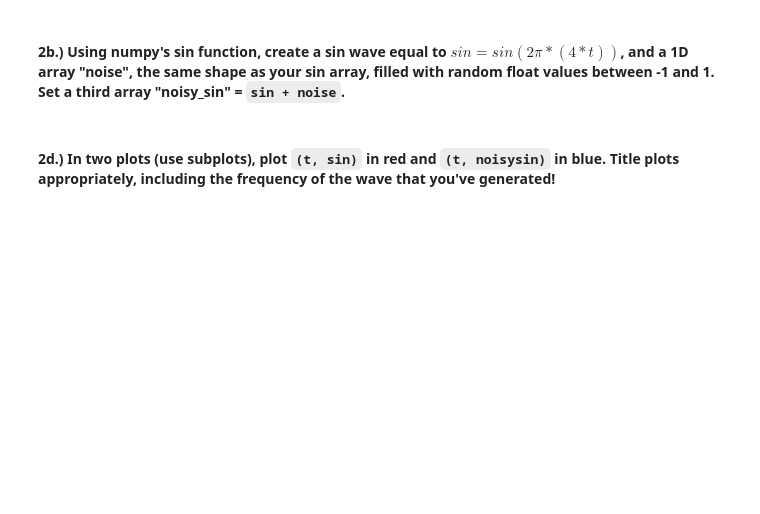
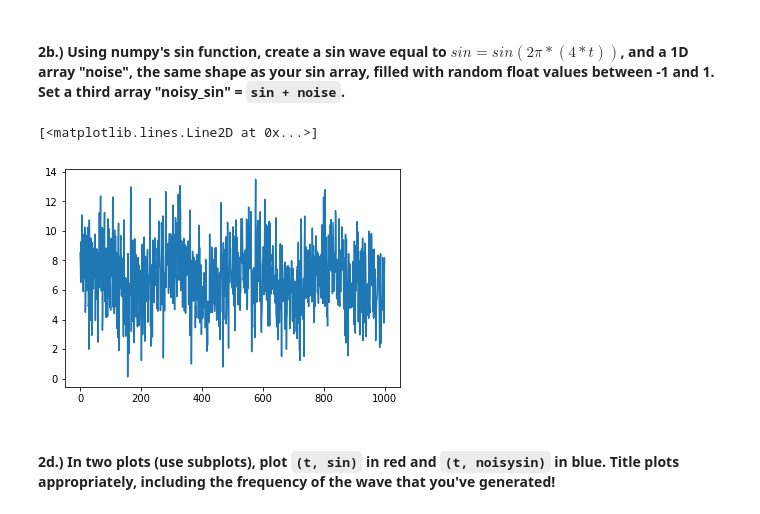
Before and after one commit to alvaritosd/PythonDataCourse, a Jupyter notebook: Homeworks/HW3/HW3_Part_1alvaroanswers.ipynb, the cells around one changed output. Cells and saved outputs as stored; diff of their text form; code cells hidden in the pictures; blank space fills up the shorter version.

```diff
--- a/Homeworks/HW3/HW3_Part_1alvaroanswers.ipynb
+++ b/Homeworks/HW3/HW3_Part_1alvaroanswers.ipynb
@@ -20,3 +61,6 @@ x =
 # %% [markdown]
 ## <font color = blue> Problem 2: using numpy and matplotlib to create and view some fake data: a noisy sin wave </font>
 #### 2a.) Using np.linspace, create a 1D array "t" containing 1000 evenly spaced elements between 0 and 1, exclusive. Print the first 50 elements to check that your 1D array has values incrementing by 0.001.
+# %%
+t=np.linspace(0, 1, 1000, endpoint=False)
+t
@@ -25,6 +87,19 @@ x =
 # %%
 #hint: use np.pi for your sin wave
 #hint: randint, which lets you input a range, will only output integers
 #you can normalize to [-1,1] via 2*(x-x.min()/x.max()-x.min())-1
+
+sin=np.sin((2*np.pi)*(4*t))
+#sin.shape
+#plt.plot(sin)
+
+noise=np.random.randn(1000)
+noise=2*(noise-noise.min()/noise.max()-noise.min())-1
+
+noisy_sin=np.array(sin+noise)
+plt.plot(noisy_sin)
+# %% [output]
+[<matplotlib.lines.Line2D at 0x...>]
+[figure, added]
 # %% [markdown]
  #### 2d.) In two plots (use subplots), plot <code>(t, sin)</code> in red and <code>(t, noisysin)</code> in blue. Title plots appropriately, including the frequency of the wave that you've generated!
```
Also changed, not shown: parts of 13 cells of this notebook.
